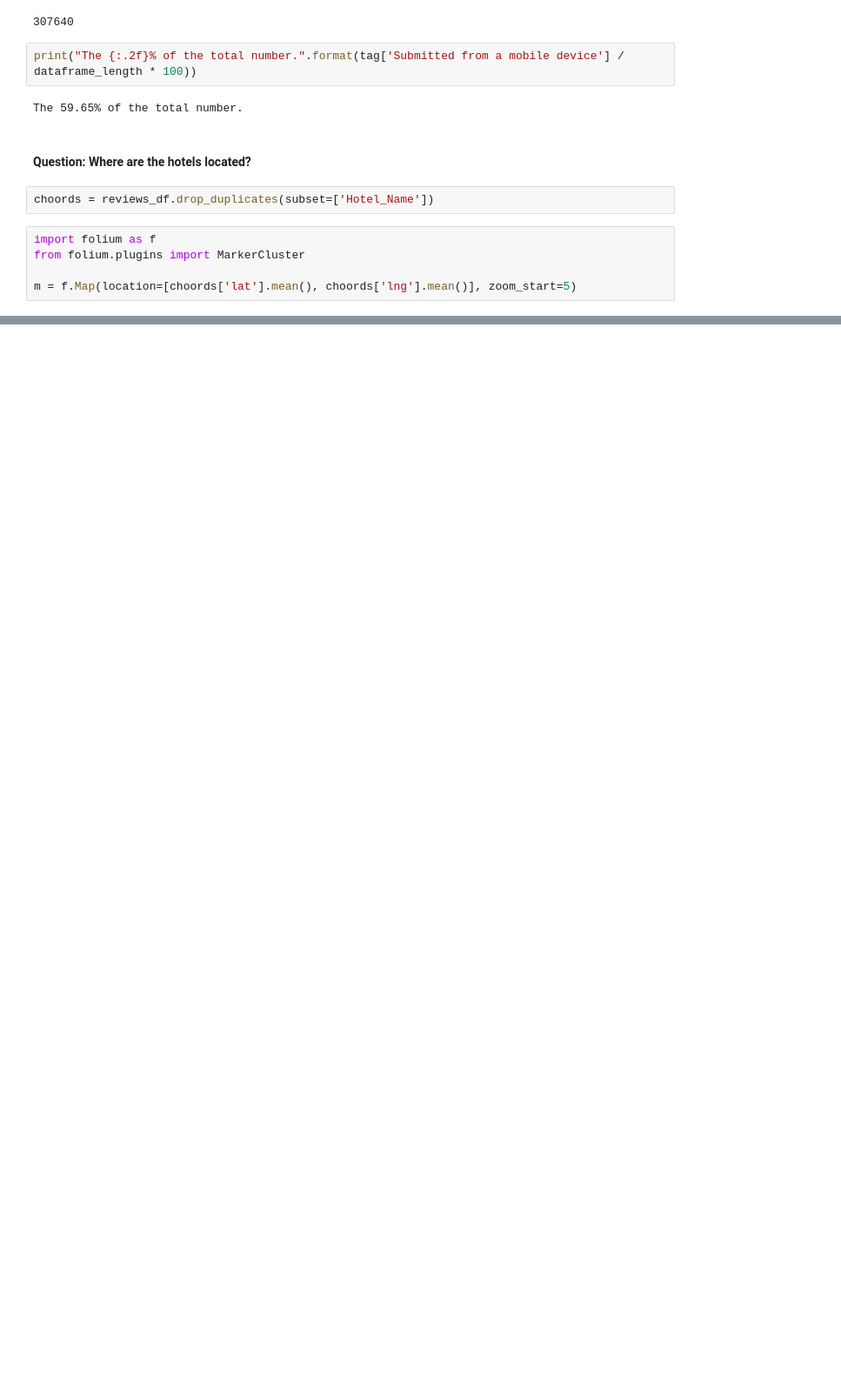
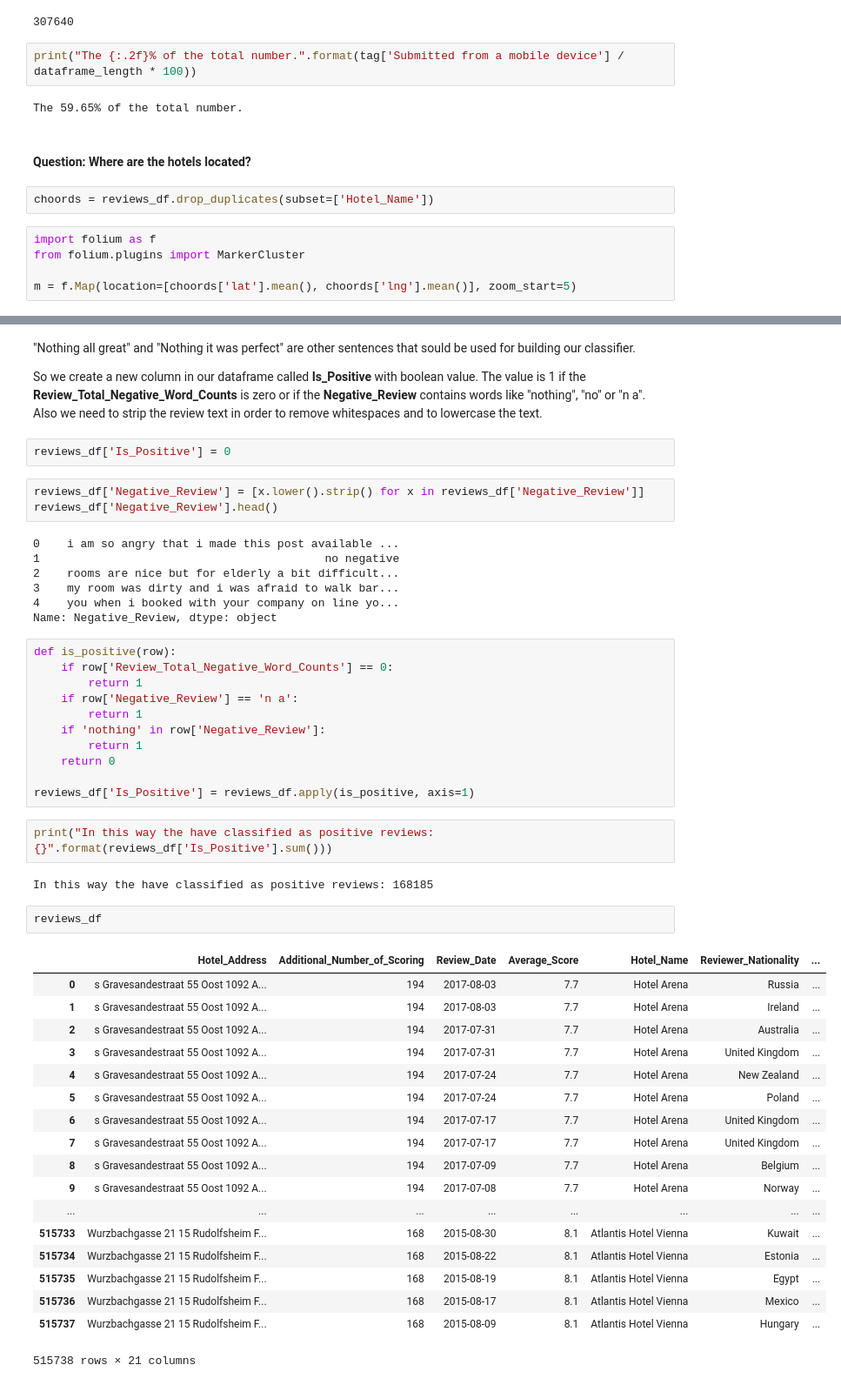
Before and after one commit to LuigiCerone/Hotel-Reviews-Data-Analysis, a Jupyter notebook: Hotel_Reviews_Copia_Lavoro_Giggi.ipynb, the cells around one changed output, grey strips where cells are left out. Shown at 87% size. Cells and saved outputs as stored; diff of their text form; blank space fills up the shorter version.

Commit message:
[add] classification of positive reviews

```diff
--- a/Hotel_Reviews_Copia_Lavoro_Giggi.ipynb
+++ b/Hotel_Reviews_Copia_Lavoro_Giggi.ipynb
@@ -542,0 +631,52 @@ m
+# %% [markdown]
+"Nothing all great" and "Nothing it was perfect" are other sentences that sould be used for building our classifier.
+
+So we create a new column in our dataframe called **Is_Positive** with boolean value. The value is 1 if the **Review_Total_Negative_Word_Counts** is zero or if the **Negative_Review** contains words like "nothing", "no" or "n a". Also we need to strip the review text in order to remove whitespaces and to lowercase the text.
+# %%
+reviews_df['Is_Positive'] = 0
+# %%
+reviews_df['Negative_Review'] = [x.lower().strip() for x in reviews_df['Negative_Review']]
+reviews_df['Negative_Review'].head()
+# %% [output]
+0    i am so angry that i made this post available ...
+1                                          no negative
+2    rooms are nice but for elderly a bit difficult...
+3    my room was dirty and i was afraid to walk bar...
+4    you when i booked with your company on line yo...
+Name: Negative_Review, dtype: object
+# %%
+def is_positive(row):
+    if row['Review_Total_Negative_Word_Counts'] == 0:
+        return 1
+    if row['Negative_Review'] == 'n a':
+        return 1
+    if 'nothing' in row['Negative_Review']:
+        return 1
+    return 0
+
+reviews_df['Is_Positive'] = reviews_df.apply(is_positive, axis=1)
+# %%
+print("In this way the have classified as positive reviews: {}".format(reviews_df['Is_Positive'].sum()))
+# %% [output]
+In this way the have classified as positive reviews: 168185
+# %%
+reviews_df
+# %% [output]
+|  | Hotel_Address | Additional_Number_of_Scoring | Review_Date | Average_Score | Hotel_Name | Reviewer_Nationality | ... |
+| 0 | s Gravesandestraat 55 Oost 1092 A... | 194 | 2017-08-03 | 7.7 | Hotel Arena | Russia | ... |
+| 1 | s Gravesandestraat 55 Oost 1092 A... | 194 | 2017-08-03 | 7.7 | Hotel Arena | Ireland | ... |
+| 2 | s Gravesandestraat 55 Oost 1092 A... | 194 | 2017-07-31 | 7.7 | Hotel Arena | Australia | ... |
+| 3 | s Gravesandestraat 55 Oost 1092 A... | 194 | 2017-07-31 | 7.7 | Hotel Arena | United Kingdom | ... |
+| 4 | s Gravesandestraat 55 Oost 1092 A... | 194 | 2017-07-24 | 7.7 | Hotel Arena | New Zealand | ... |
+| 5 | s Gravesandestraat 55 Oost 1092 A... | 194 | 2017-07-24 | 7.7 | Hotel Arena | Poland | ... |
+| 6 | s Gravesandestraat 55 Oost 1092 A... | 194 | 2017-07-17 | 7.7 | Hotel Arena | United Kingdom | ... |
+| 7 | s Gravesandestraat 55 Oost 1092 A... | 194 | 2017-07-17 | 7.7 | Hotel Arena | United Kingdom | ... |
+| 8 | s Gravesandestraat 55 Oost 1092 A... | 194 | 2017-07-09 | 7.7 | Hotel Arena | Belgium | ... |
+| 9 | s Gravesandestraat 55 Oost 1092 A... | 194 | 2017-07-08 | 7.7 | Hotel Arena | Norway | ... |
+| ... | ... | ... | ... | ... | ... | ... | ... |
+| 515733 | Wurzbachgasse 21 15 Rudolfsheim F... | 168 | 2015-08-30 | 8.1 | Atlantis Hotel Vienna | Kuwait | ... |
+| 515734 | Wurzbachgasse 21 15 Rudolfsheim F... | 168 | 2015-08-22 | 8.1 | Atlantis Hotel Vienna | Estonia | ... |
+| 515735 | Wurzbachgasse 21 15 Rudolfsheim F... | 168 | 2015-08-19 | 8.1 | Atlantis Hotel Vienna | Egypt | ... |
+| 515736 | Wurzbachgasse 21 15 Rudolfsheim F... | 168 | 2015-08-17 | 8.1 | Atlantis Hotel Vienna | Mexico | ... |
+| 515737 | Wurzbachgasse 21 15 Rudolfsheim F... | 168 | 2015-08-09 | 8.1 | Atlantis Hotel Vienna | Hungary | ... |
+515738 rows × 21 columns
```
Also changed, not shown: parts of 17 cells of this notebook.
